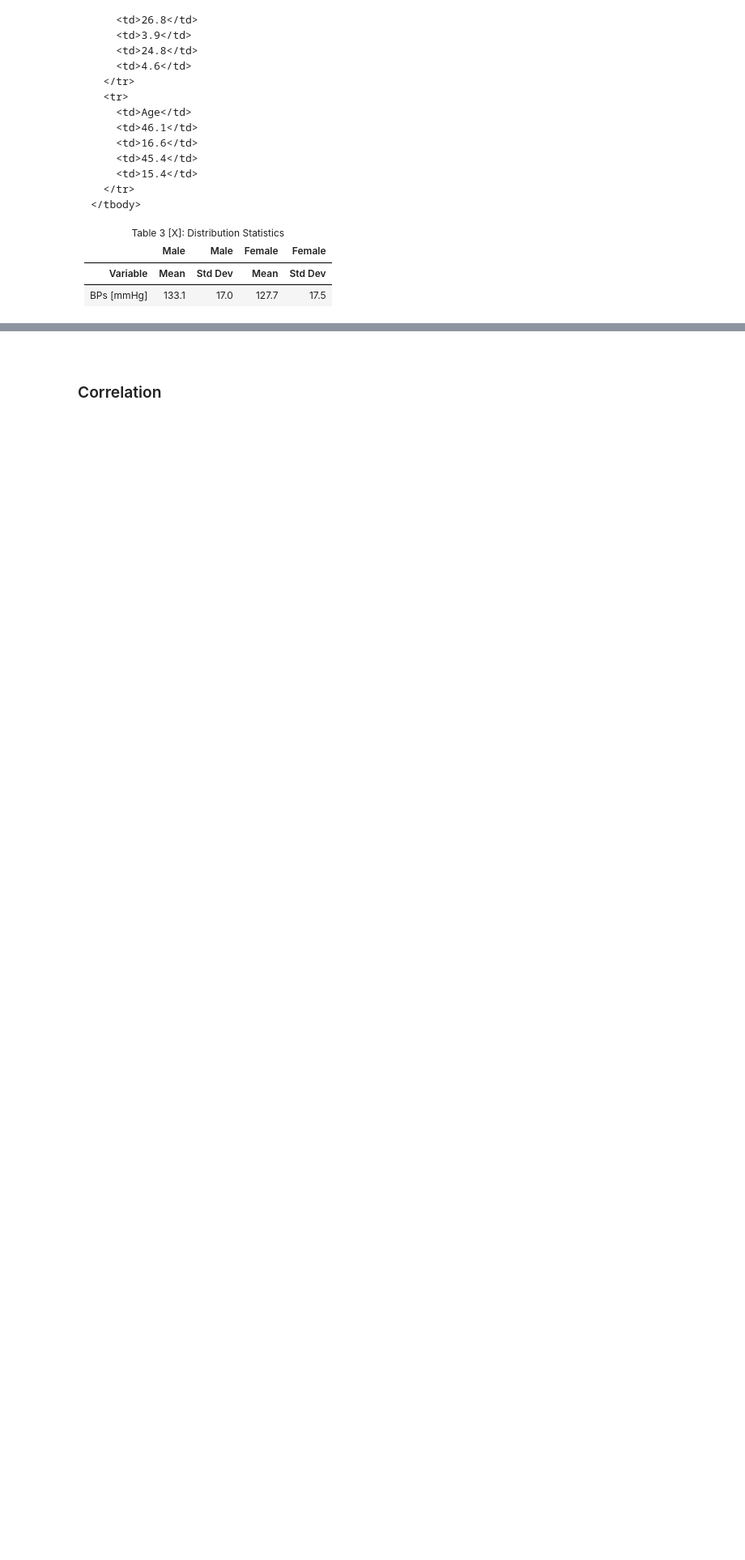
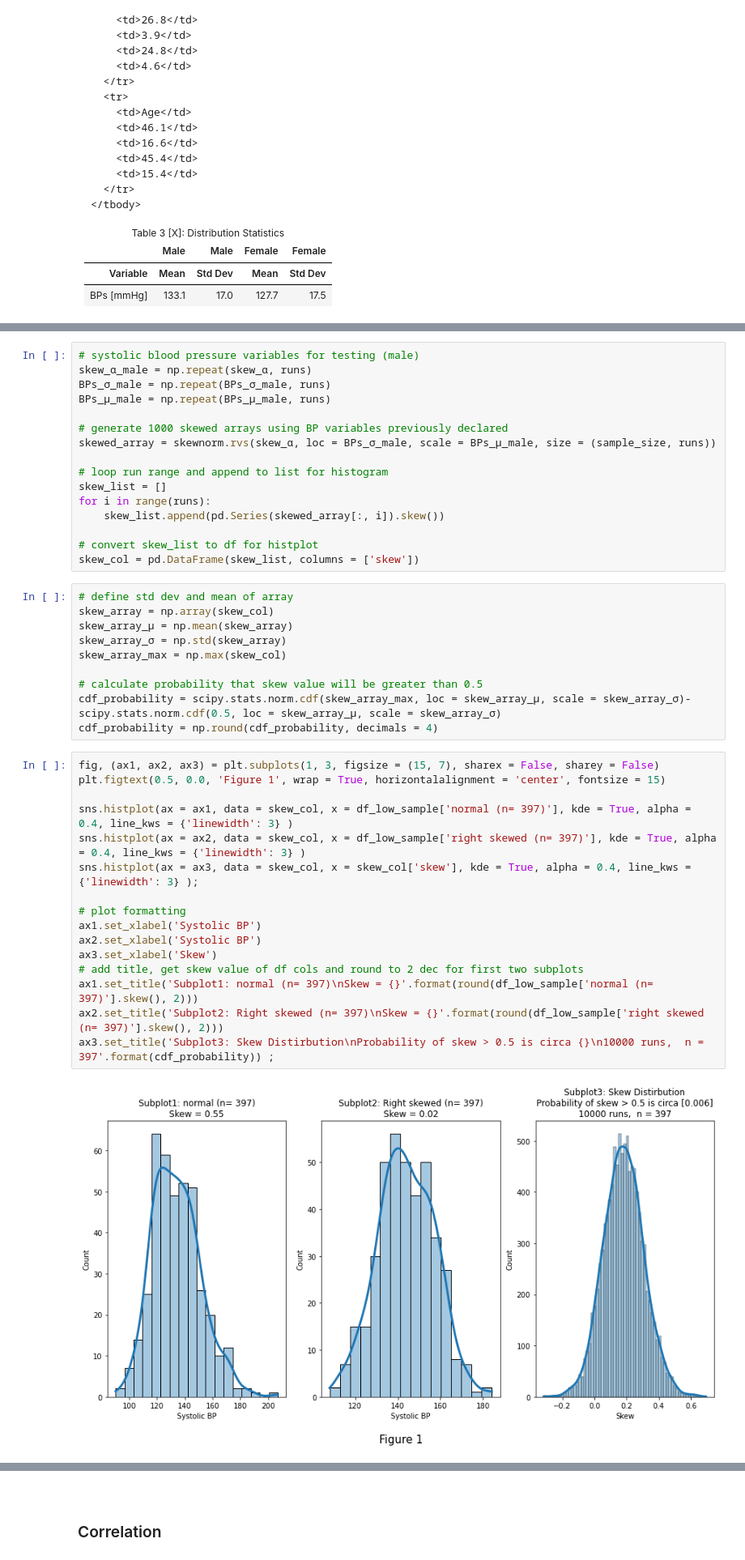
Before and after one commit to CiaranMoran27/playing_with_jupyter, a Jupyter notebook: modelling_real_world_scenario.ipynb, the cells around one changed output, grey strips where cells are left out. Shown: that part at 81% size. Saved outputs shown, nothing was run; the diff lists cells and outputs as text; blank space fills up the shorter version.

```diff
--- a/modelling_real_world_scenario.ipynb
+++ b/modelling_real_world_scenario.ipynb
@@ -307,3 +276,47 @@ print('\n{}The skew of Subplot 1 is {}\n{}The skew of Subplot 3 is {}\n'.
+# %%
+# systolic blood pressure variables for testing (male)
+skew_α_male = np.repeat(skew_α, runs)
+BPs_σ_male = np.repeat(BPs_σ_male, runs)
+BPs_μ_male = np.repeat(BPs_μ_male, runs)
+
+# generate 1000 skewed arrays using BP variables previously declared
+skewed_array = skewnorm.rvs(skew_α, loc = BPs_σ_male, scale = BPs_μ_male, size = (sample_size, runs))
+
+# loop run range and append to list for histogram
+skew_list = []
+for i in range(runs):
+    skew_list.append(pd.Series(skewed_array[:, i]).skew())
+
+# convert skew_list to df for histplot
+skew_col = pd.DataFrame(skew_list, columns = ['skew'])
+# %%
+# define std dev and mean of array
+skew_array = np.array(skew_col)
+skew_array_μ = np.mean(skew_array)
+skew_array_σ = np.std(skew_array)
+skew_array_max = np.max(skew_col)
+
+# calculate probability that skew value will be greater than 0.5
+cdf_probability = scipy.stats.norm.cdf(skew_array_max, loc = skew_array_μ, scale = skew_array_σ)- scipy.stats.norm.cdf(0.5, loc = skew_array_μ, scale = skew_array_σ)
+cdf_probability = np.round(cdf_probability, decimals = 4)
+# %%
+fig, (ax1, ax2, ax3) = plt.subplots(1, 3, figsize = (15, 7), sharex = False, sharey = False)
+plt.figtext(0.5, 0.0, 'Figure 1', wrap = True, horizontalalignment = 'center', fontsize = 15)
+
+sns.histplot(ax = ax1, data = skew_col, x = df_low_sample['normal (n= 397)'], kde = True, alpha = 0.4, line_kws = {'linewidth': 3} )
+sns.histplot(ax = ax2, data = skew_col, x = df_low_sample['right skewed (n= 397)'], kde = True, alpha = 0.4, line_kws = {'linewidth': 3} )
+sns.histplot(ax = ax3, data = skew_col, x = skew_col['skew'], kde = True, alpha = 0.4, line_kws = {'linewidth': 3} );
+
+# plot formatting
+ax1.set_xlabel('Systolic BP')
+ax2.set_xlabel('Systolic BP')
+ax3.set_xlabel('Skew')
+# add title, get skew value of df cols and round to 2 dec for first two subplots
+ax1.set_title('Subplot1: normal (n= 397)\nSkew = {}'.format(round(df_low_sample['normal (n= 397)'].skew(), 2)))
+ax2.set_title('Subplot2: Right skewed (n= 397)\nSkew = {}'.format(round(df_low_sample['right skewed (n= 397)'].skew(), 2)))
+ax3.set_title('Subplot3: Skew Distirbution\nProbability of skew > 0.5 is circa {}\n10000 runs,  n = 397'.format(cdf_probability)) ;
+# %% [output]
+[figure, added]
 # %%
 # https://towardsdatascience.com/multivariate-normal-distribution-562b28ec0fe0
 ## https://towardsdatascience.com/multivariate-normal-distribution-562b28ec0fe0
```
Also changed, not shown: parts of 25 cells of this notebook, 2 other files.
